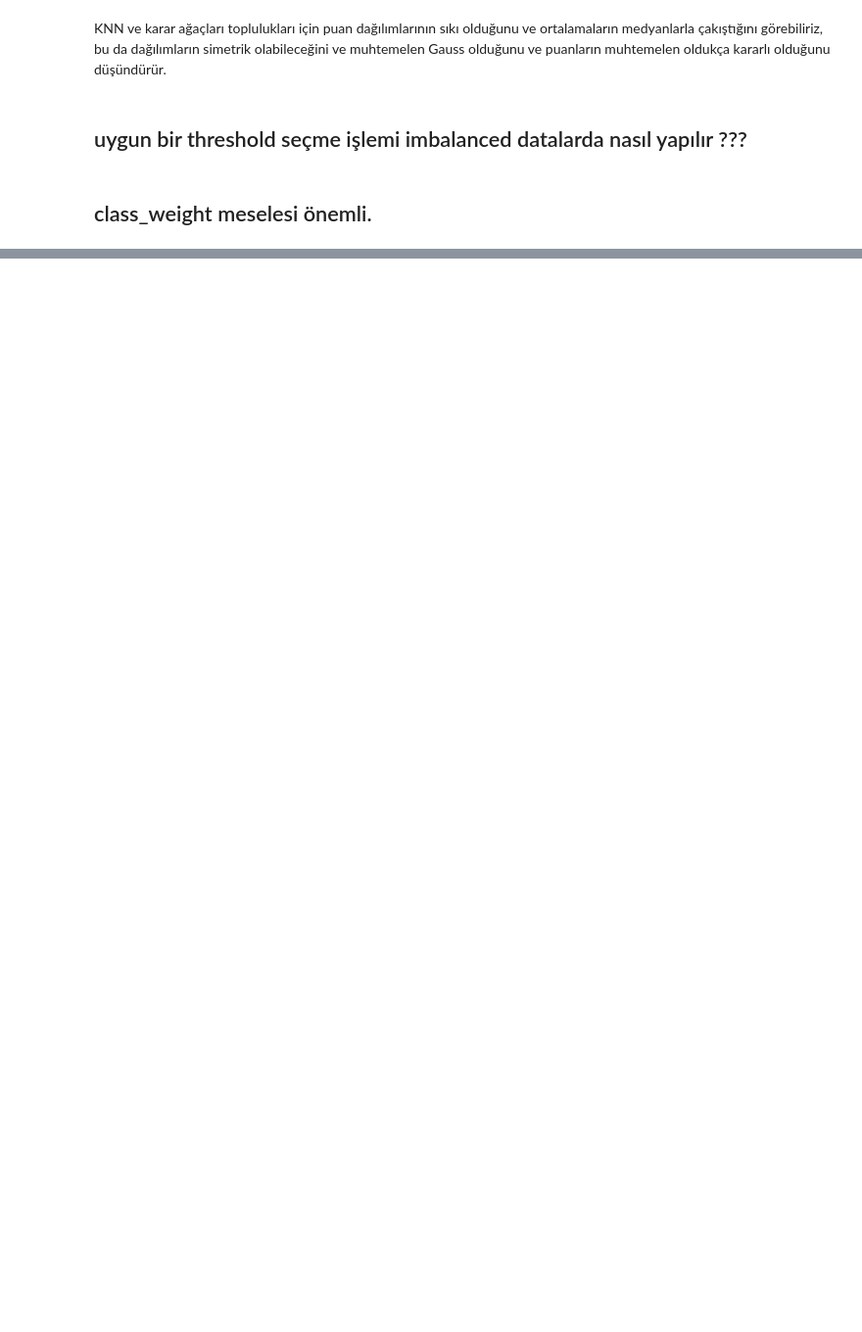
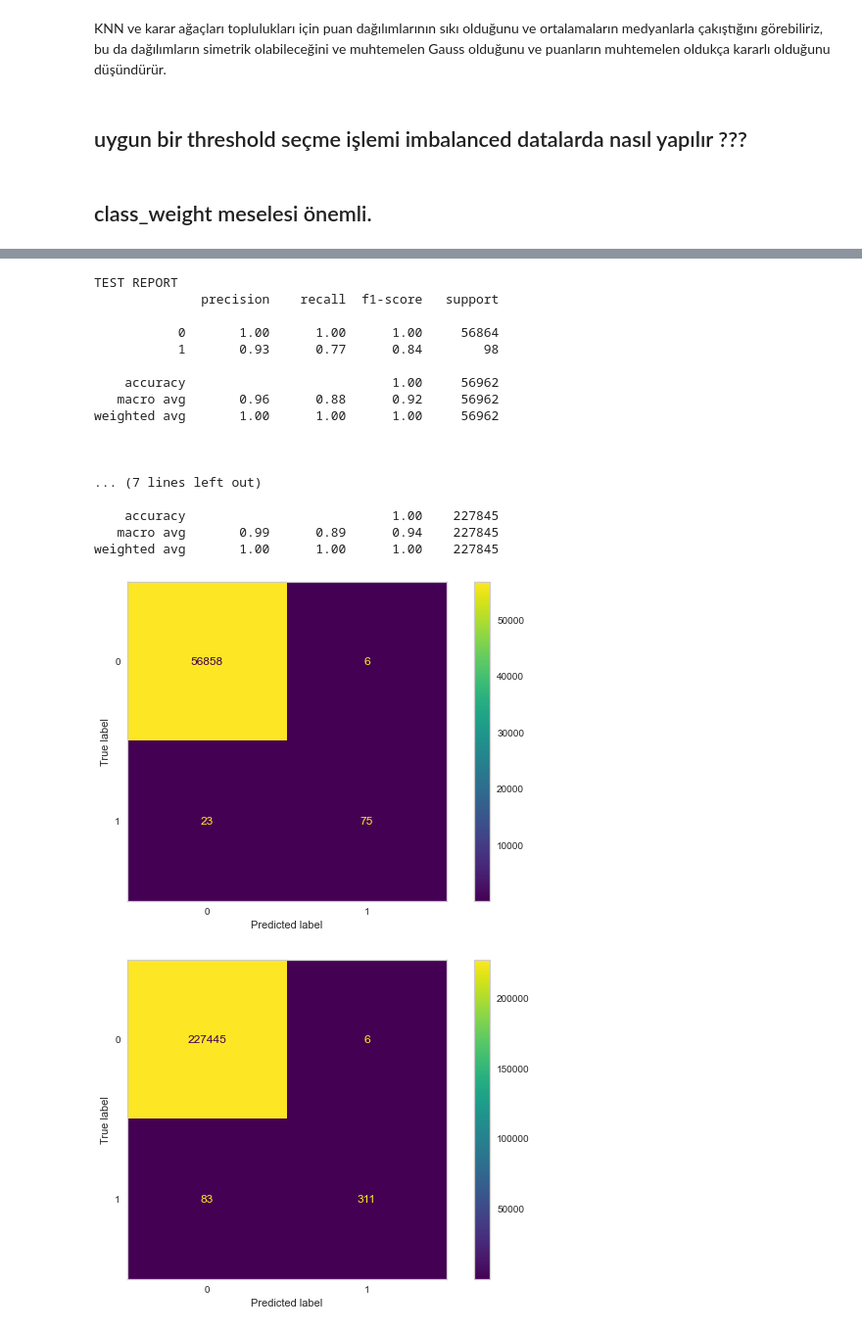
Before and after one commit to B-dogan/Credit-Card-Fraud-Detection-Project-, a Jupyter notebook: useful_codes.ipynb, the cells around one changed output, grey strips where cells are left out. Shown at 98% size. Saved outputs shown, nothing was run; the diff lists cells and outputs as text; code cells hidden in the pictures; blank space fills up the shorter version.

```diff
--- a/useful_codes.ipynb
+++ b/useful_codes.ipynb
@@ -493,0 +580,3 @@ KNN ve karar ağaçları toplulukları için puan dağılımlarının sıkı old
+# %%
+X = df.drop(['Class'], axis = 1)
+y =df["Class"]
@@ -493,0 +589,4 @@ KNN ve karar ağaçları toplulukları için puan dağılımlarının sıkı old
+# %%
+X_train, X_test, y_train,y_test = train_test_split(X, y, test_size=0.2, stratify=y, random_state=42)
+# %%
+rfc = RandomForestClassifier(max_depth=6,random_state=42)
@@ -493,0 +597,22 @@ KNN ve karar ağaçları toplulukları için puan dağılımlarının sıkı old
+# %%
+eval_metric(rfc, X_train, y_train, X_test, y_test)
+# %% [output]
+TEST REPORT
+              precision    recall  f1-score   support
+
+           0       1.00      1.00      1.00     56864
+           1       0.93      0.77      0.84        98
+
+    accuracy                           1.00     56962
+   macro avg       0.96      0.88      0.92     56962
+weighted avg       1.00      1.00      1.00     56962
+
+
+
+... (7 lines left out)
+
+    accuracy                           1.00    227845
+   macro avg       0.99      0.89      0.94    227845
+weighted avg       1.00      1.00      1.00    227845
+[figure, added]
+[figure, added]
```
Also changed, not shown: parts of 16 cells of this notebook.
